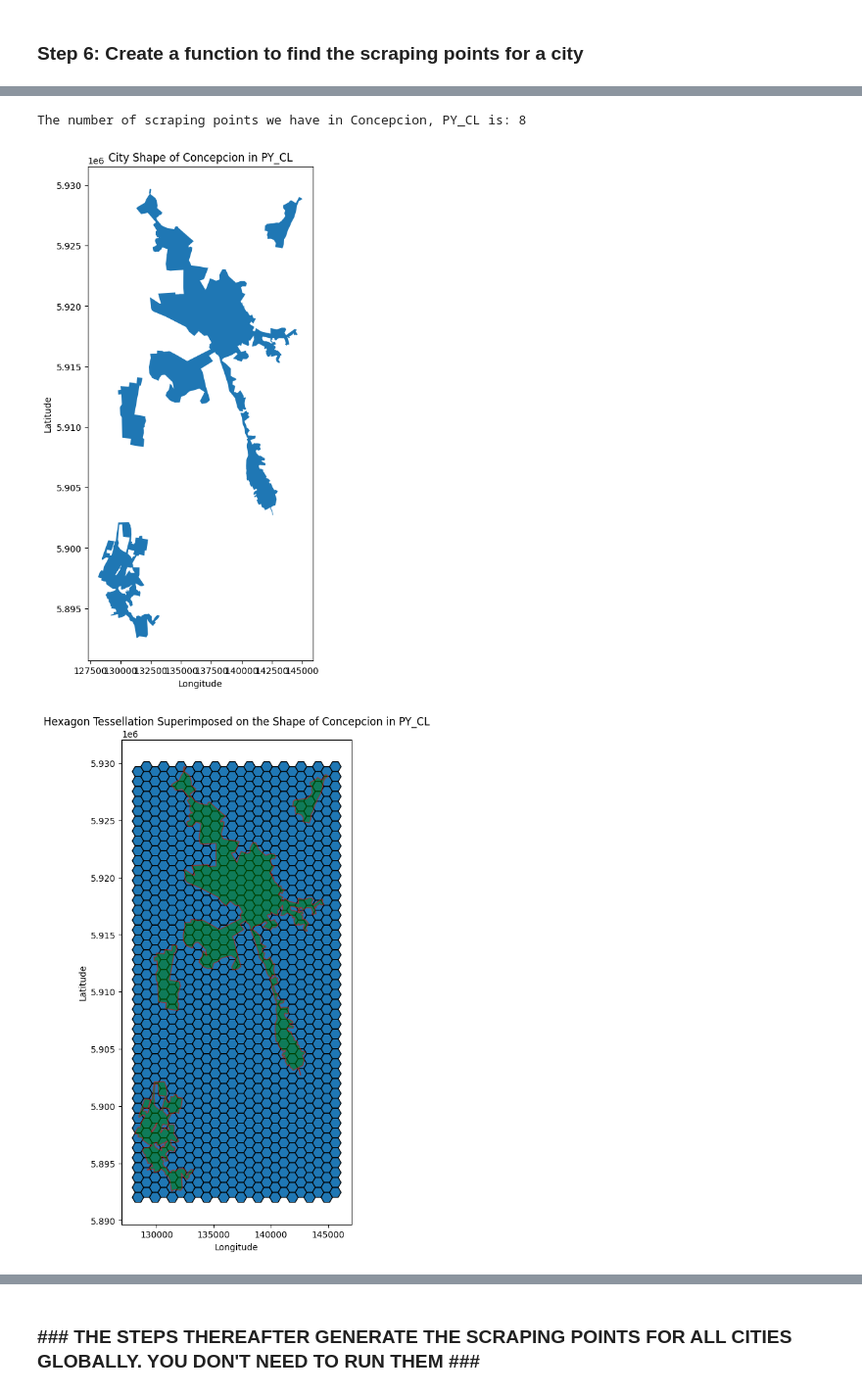
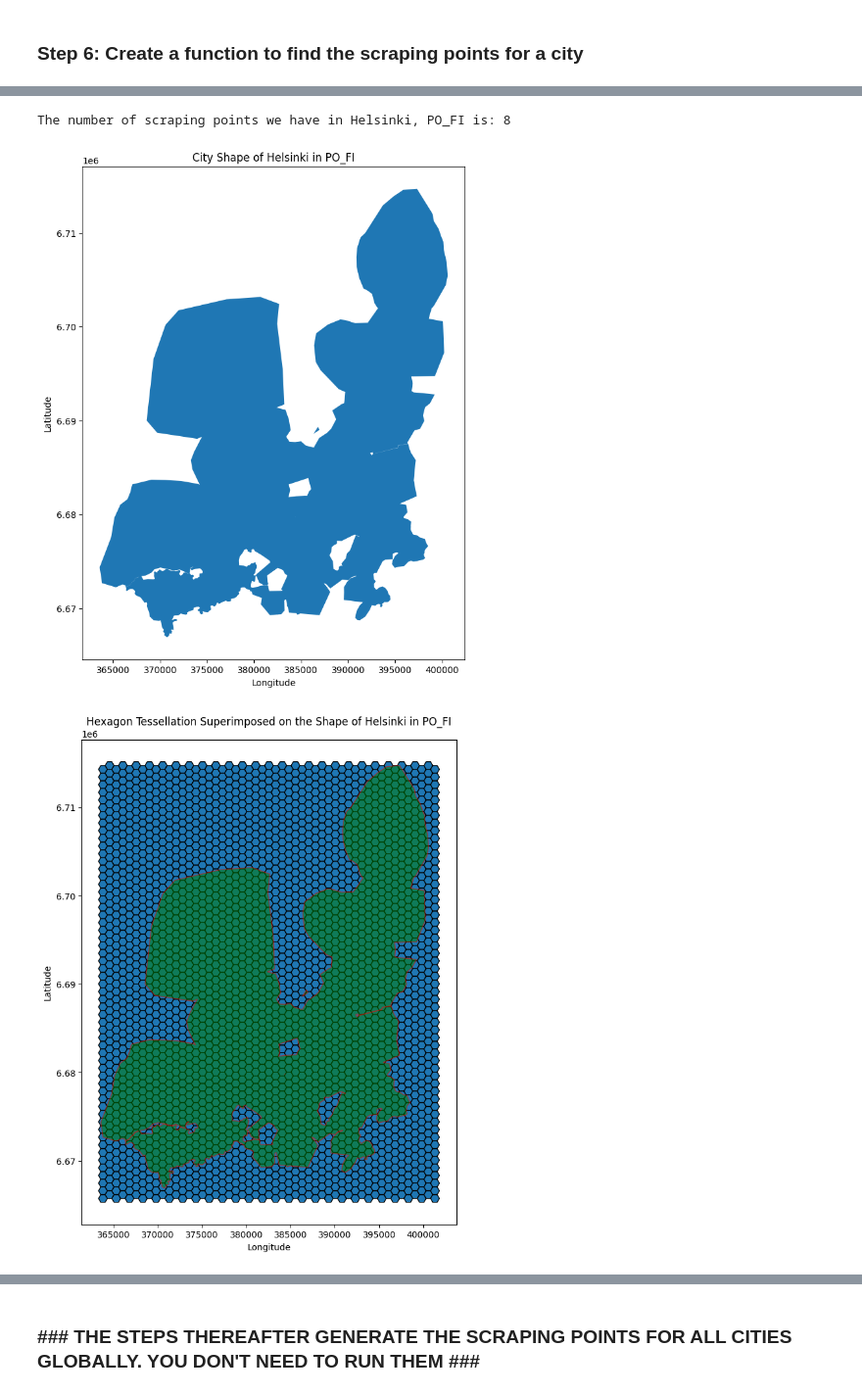
Before and after one commit to omar-elmaria/comp_intel_scraping_geo_points, a Jupyter notebook: scraping_geo_points.ipynb, the cells around one changed output, grey strips where cells are left out. Shown at 98% size. Cells and saved outputs as stored; diff of their text form; code cells hidden in the pictures.

Commit message:
Change city from Concepcion to Helsinki

```diff
--- a/scraping_geo_points.ipynb
+++ b/scraping_geo_points.ipynb
@@ -19,8 +19,8 @@ from google.cloud import bigquery_storage
 # %% [markdown]
 ### Step 2: Define the global inputs
 # %%
-entity_id = "PY_CL" # Enter the country of interest
-city_name = "Concepcion" # Enter the city of interest
+entity_id = "PO_FI" # Enter the country of interest
+city_name = "Helsinki" # Enter the city of interest
 
 ### DON'T CHANGE THESE INPUTS ###
 lookback_period = "DATE_SUB(CURRENT_DATE(), INTERVAL 1 MONTH) AND DATE_SUB(CURRENT_DATE(), INTERVAL 1 DAY)" # One month back
@@ -558,6 +558,9 @@ class ScrapingPoints:
         df_final_scraping_points["longitude"] = df_final_scraping_points["scraping_point_hex_centroid_transformed"].apply(lambda p: p.x)
         df_final_scraping_points["latitude"] = df_final_scraping_points["scraping_point_hex_centroid_transformed"].apply(lambda p: p.y)
 
+        # Delete the zones with NULL zone name
+        df_final_scraping_points = df_final_scraping_points[df_final_scraping_points["zone_name"].notnull()]
+
         # Plot the scraping points
         if self.is_plotting == True:
             ax1 = df_city_heatmap.plot("orders", figsize = (10, 10), legend=True)
@@ -655,5 +658,5 @@ Datum: SIRGAS-Chile realization 1 epoch 2002
 - Ellipsoid: GRS 1980
 - Prime Meridian: Greenwich
-The number of scraping points we have in Concepcion, PY_CL is: 8
+The number of scraping points we have in Helsinki, PO_FI is: 8
-[figure, old version]
+[figure, new version]
-[figure, old version]
+[figure, new version]
```
Also changed, not shown: parts of 2 cells of this notebook.
